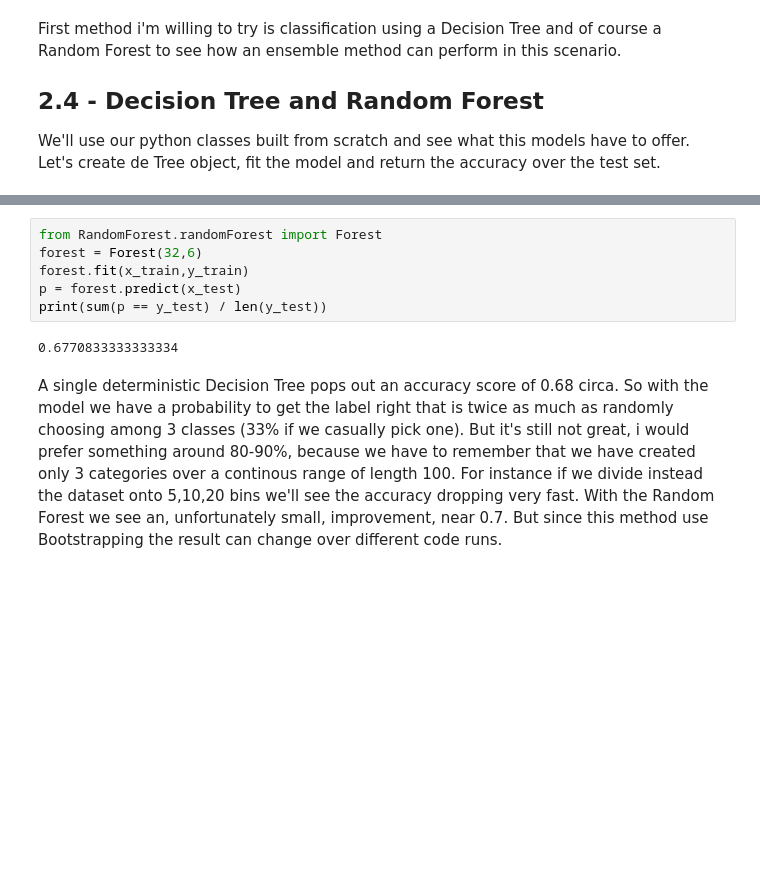
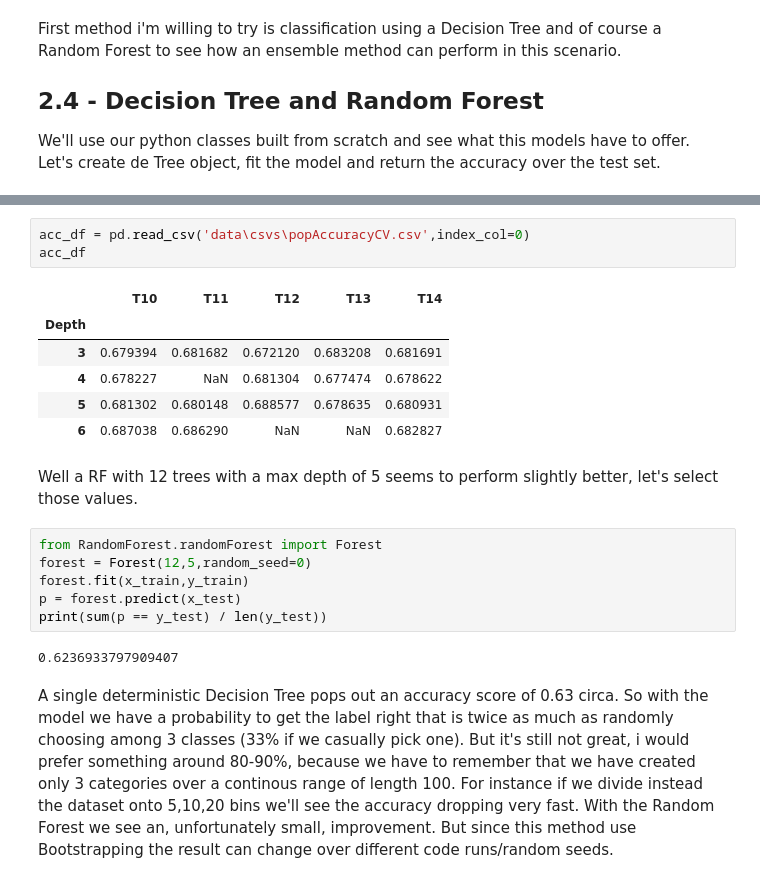
Before and after one commit to Benjamin-Barda/spotyCARLO, a Jupyter notebook: 4-PacosPart.ipynb, the cells around one changed output, grey strips where cells are left out. Saved outputs shown, nothing was run; the diff lists cells and outputs as text; blank space fills up the shorter version.

```diff
--- a/4-PacosPart.ipynb
+++ b/4-PacosPart.ipynb
@@ -246,14 +253,26 @@ print(sum(p == y_test) / len(y_test))
+# %%
+acc_df = pd.read_csv('data\csvs\popAccuracyCV.csv',index_col=0)
+acc_df
+# %% [output]
+|  | T10 | T11 | T12 | T13 | T14 |
+| Depth |  |  |  |  |  |
+| 3 | 0.679394 | 0.681682 | 0.672120 | 0.683208 | 0.681691 |
+| 4 | 0.678227 | NaN | 0.681304 | 0.677474 | 0.678622 |
+| 5 | 0.681302 | 0.680148 | 0.688577 | 0.678635 | 0.680931 |
+| 6 | 0.687038 | 0.686290 | NaN | NaN | 0.682827 |
+# %% [markdown]
+Well a RF with 12 trees with a max depth of 5 seems to perform slightly better, let's select those values.
 # %%
 from RandomForest.randomForest import Forest
-forest = Forest(32,6)
+forest = Forest(12,5,random_seed=0)
 forest.fit(x_train,y_train)
 p = forest.predict(x_test)
 print(sum(p == y_test) / len(y_test))
 # %% [output]
-0.6770833333333334
+0.6236933797909407
 # %% [markdown]
-A single deterministic Decision Tree pops out an accuracy score of 0.68 circa. So with the model we have a probability to get the label right that is twice as much as randomly choosing among 3 classes (33% if we casually pick one). But it's still not great, i would prefer something around 80-90%, because we have to remember that we have created only 3 categories over a continous range of length 100. For instance if we divide instead the dataset onto 5,10,20 bins we'll see the accuracy dropping very fast.
-With the Random Forest we see an, unfortunately small, improvement, near 0.7. But since this method use Bootstrapping the result can change over different code runs.
+A single deterministic Decision Tree pops out an accuracy score of 0.63 circa. So with the model we have a probability to get the label right that is twice as much as randomly choosing among 3 classes (33% if we casually pick one). But it's still not great, i would prefer something around 80-90%, because we have to remember that we have created only 3 categories over a continous range of length 100. For instance if we divide instead the dataset onto 5,10,20 bins we'll see the accuracy dropping very fast.
+With the Random Forest we see an, unfortunately small, improvement. But since this method use Bootstrapping the result can change over different code runs/random seeds.
 # %%
 from sklearn.model_selection import cross_validate
 parameters = {
```
Also changed, not shown: parts of 16 cells of this notebook, 1 other file.
